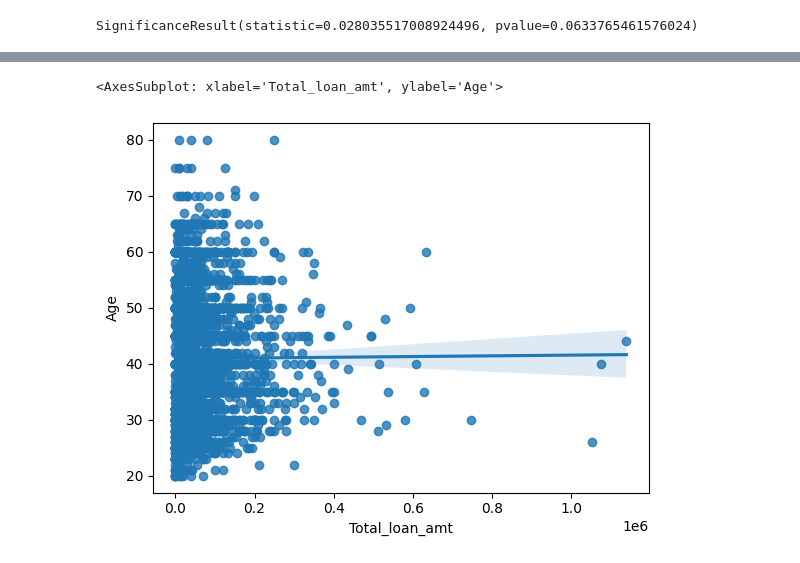
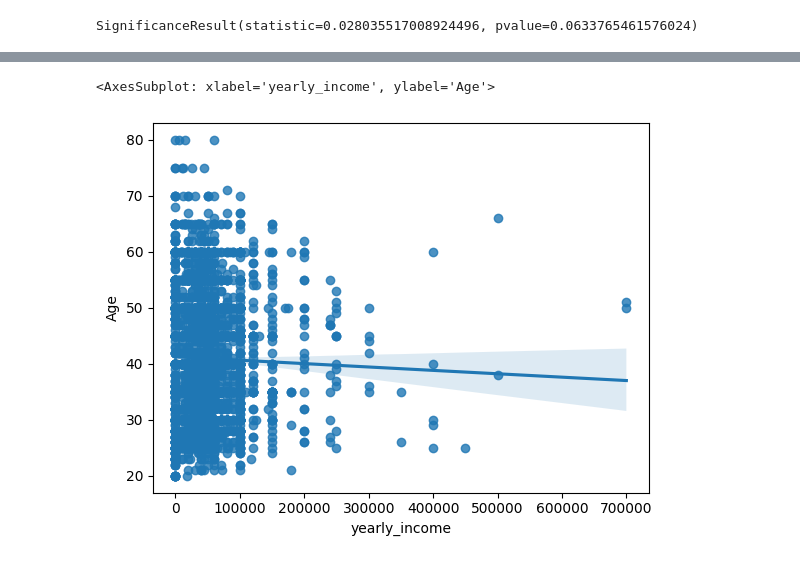
Before and after one commit to dharamdudi/DS, a Jupyter notebook: rgavp/shg_details statistical analysis.ipynb, the cells around one changed output, grey strips where cells are left out. Cells and saved outputs as stored; diff of their text form; code cells hidden in the pictures.

```diff
--- a/rgavp/shg_details statistical analysis.ipynb
+++ b/rgavp/shg_details statistical analysis.ipynb
@@ -196,5 +240,5 @@ SignificanceResult(statistic=0.028035517008924496, pvalue=0.0633765461576024)
 # %%
-sns.regplot(x='Total_loan_amt',y='Age',data=shg_df)
+sns.regplot(x='yearly_income',y='Age',data=shg_df)
 # %% [output]
-<AxesSubplot: xlabel='Total_loan_amt', ylabel='Age'>
+<AxesSubplot: xlabel='yearly_income', ylabel='Age'>
-[figure, old version]
+[figure, new version]
```
Also changed, not shown: parts of 23 cells of this notebook, 7 other files.
